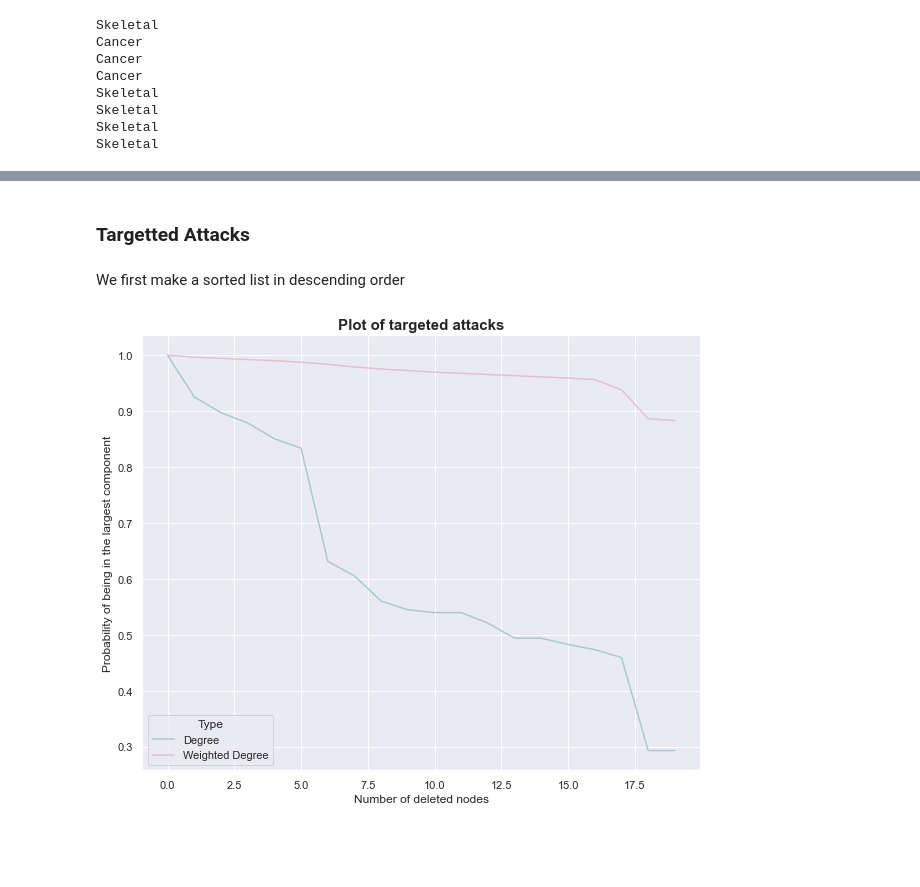
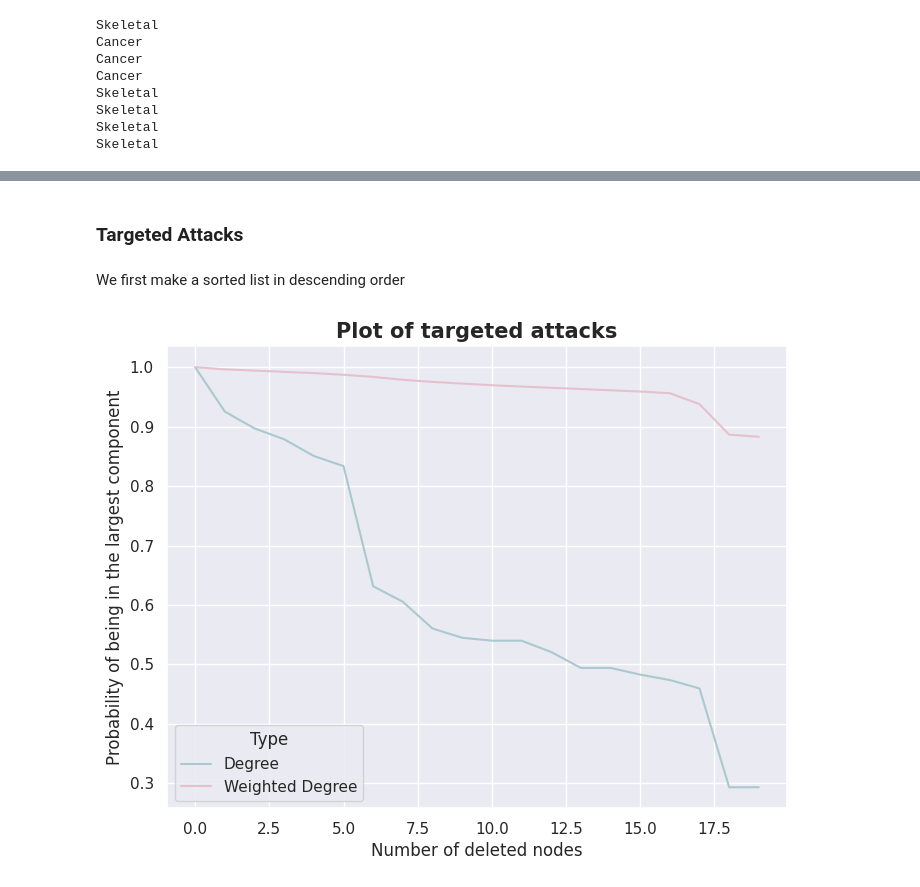
Before and after one commit to ITU-Bumblebees/network_analysis, a Jupyter notebook: project.ipynb, the cells around one changed output, grey strips where cells are left out. Cells and saved outputs as stored; diff of their text form; code cells hidden in the pictures; blank space fills up the shorter version.

```diff
--- a/project.ipynb
+++ b/project.ipynb
@@ -380,15 +387,22 @@ from networkx.algorithms.community import greedy_modularity_communities
 # %%
-c = greedy_modularity_communities(Gp)
+from scipy.stats.contingency import crosstab
+from sklearn.metrics import mutual_info_score
+from sklearn.metrics import normalized_mutual_info_score
+c = greedy_modularity_communities(Gp, n_communities=22)
 
 expected = pd.DataFrame(Gp.nodes())
 expected["color"]= 0
-expected.columns = ["node", "color"]
+expected.columns = ["node", "group_num"]
 expected['nodes']= Gp.nodes()
+
 exp = expected.set_index("node")
-exp['group']= 0
+
 for i, lst in enumerate(c):
     for nod in list(lst):
-        exp.loc[nod]['color'] = i
+        exp.loc[nod]['group_num'] = i
 
+groups= []
 for node in exp['nodes']:
-    exp['group']= Gp.nodes[node]['1']
+    groups.append(Gp.nodes[node]['1'])
+exp['group']= groups
+normalized_mutual_info_score(exp['group_num'], exp['group'])
@@ -435,3 +451,23 @@ Skeletal
 Skeletal
 Skeletal
 Skeletal
+# %%
+expected = pd.DataFrame(Gp.nodes())
+expected["color"]= 0
+expected.columns = ["node", "group_num"]
+expected['nodes']= Gp.nodes()
+
+exp = expected.set_index("node")
+print(exp)
+exp['group']= "none"
+for i, lst in enumerate(c):
+    for nod in list(lst):
+        exp.loc[nod]['group_num'] = i
+
+for node in exp['nodes']:
+    exp.loc[node]['group']= Gp.nodes[node]['1']
+
+normalized_mutual_info_score(exp['group_num'], exp['group'])
+
+exp.loc[55]['group'] = "casa"
+exp.loc[55]['group']
@@ -438,5 +491,5 @@ Skeletal
 # %% [markdown]
-### Targetted Attacks
+### Targeted Attacks
 # %% [markdown]
 We first make a sorted list in descending order
 # %%
@@ -460,15 +513,15 @@ size_weighted = size_weighted[:20]
 # %%
 sns.set_style('darkgrid')
 # %%
-fig, ax = plt.subplots(figsize = (10,8))
+fig, ax = plt.subplots(figsize = (8,6))
 plot_data = pd.DataFrame({
     'NumNodes' : [i for i in range(20)],
     'Degree' : gcc_sizes,
     'Weighted Degree': size_weighted
 })
 colors_taratt = ['#aac9ce', '#e5c1cd']
 sns.lineplot(x = 'NumNodes', y = 'value', hue = 'Type', palette = colors_taratt, data = pd.melt(plot_data, ['NumNodes'], var_name= 'Type'));
 ax.set_title('Plot of targeted attacks', size = 15, weight ='bold')
 ax.set(xlabel = 'Number of deleted nodes', ylabel= 'Probability of being in the largest component');
 # %% [output]
-[figure, old version]
+[figure, new version]
```
Also changed, not shown: parts of 11 cells of this notebook, 3 other files.
